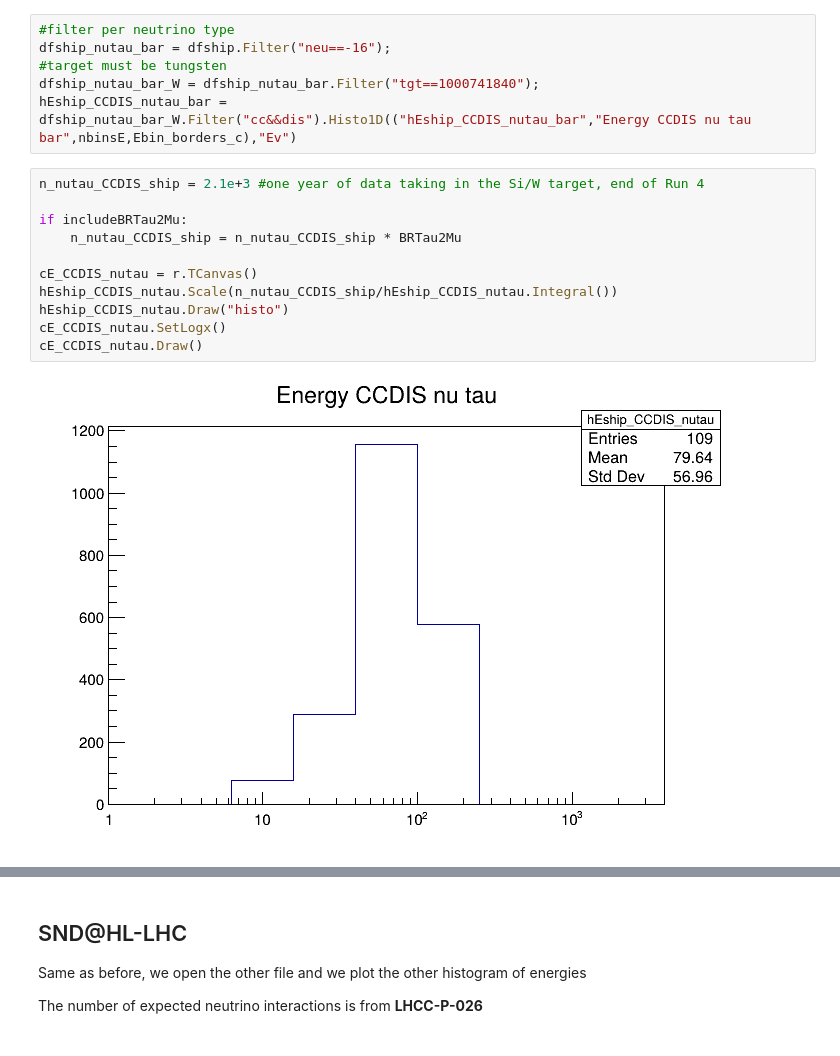
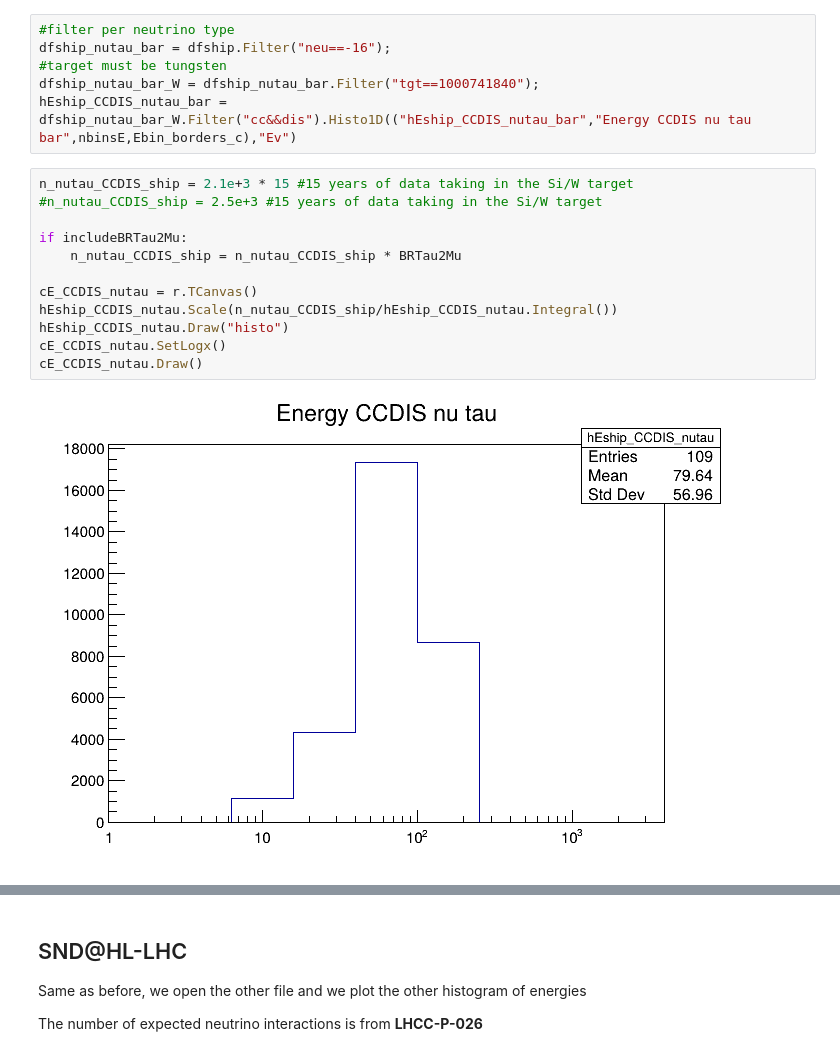
Before and after one commit to antonioiuliano2/macros-ship, a Jupyter notebook: nu_ship_simulations/SumCCCrossSections-nutau.ipynb, the cells around one changed output, grey strips where cells are left out. Cells and saved outputs as stored; diff of their text form.

```diff
--- a/nu_ship_simulations/SumCCCrossSections-nutau.ipynb
+++ b/nu_ship_simulations/SumCCCrossSections-nutau.ipynb
@@ -58,16 +58,17 @@ dfship_nutau_bar = dfship.Filter("neu==-16");
 dfship_nutau_bar_W = dfship_nutau_bar.Filter("tgt==1000741840");
 hEship_CCDIS_nutau_bar = dfship_nutau_bar_W.Filter("cc&&dis").Histo1D(("hEship_CCDIS_nutau_bar","Energy CCDIS nu tau bar",nbinsE,Ebin_borders_c),"Ev")
 # %%
-n_nutau_CCDIS_ship = 2.1e+3 #one year of data taking in the Si/W target, end of Run 4
+n_nutau_CCDIS_ship = 2.1e+3 * 15 #15 years of data taking in the Si/W target
+#n_nutau_CCDIS_ship = 2.5e+3 #15 years of data taking in the Si/W target
 
 if includeBRTau2Mu:
     n_nutau_CCDIS_ship = n_nutau_CCDIS_ship * BRTau2Mu
 
 cE_CCDIS_nutau = r.TCanvas()
 hEship_CCDIS_nutau.Scale(n_nutau_CCDIS_ship/hEship_CCDIS_nutau.Integral())
 hEship_CCDIS_nutau.Draw("histo")
 cE_CCDIS_nutau.SetLogx()
 cE_CCDIS_nutau.Draw()
 # %% [output]
-[figure, old version]
+[figure, new version]
 # %%
```
Also changed, not shown: parts of 5 cells of this notebook, 1 other file.
